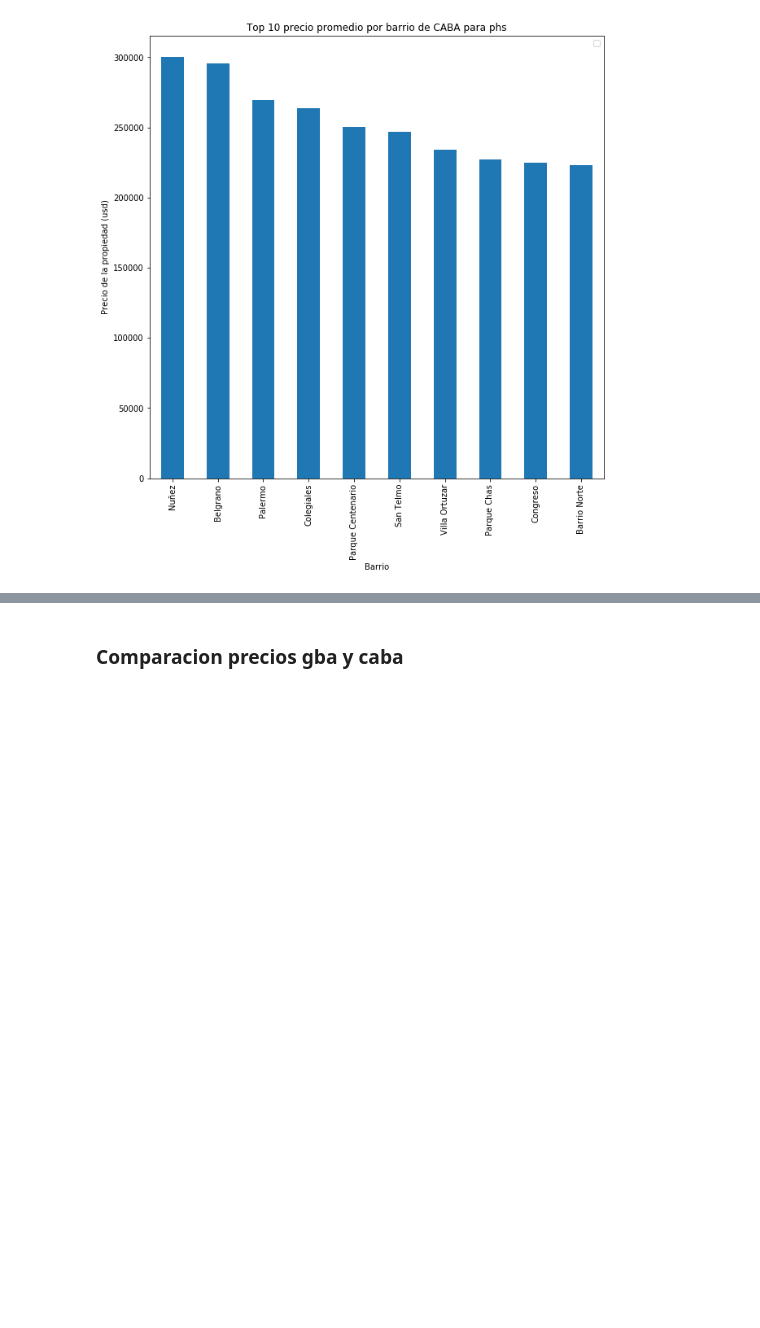
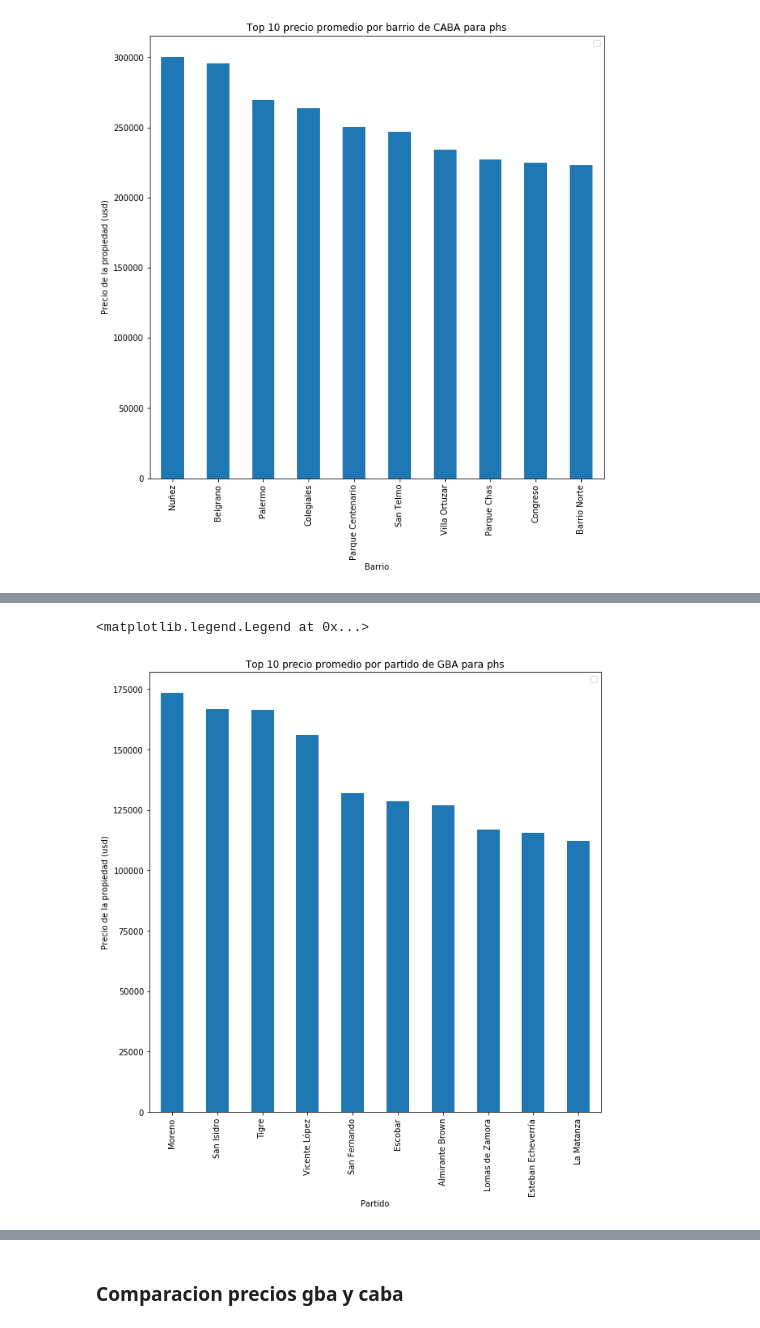
Before and after one commit to LucianoGiannotti/ProperatiDatosTP, a Jupyter notebook: Depuracion de datos.ipynb, the cells around one changed output, grey strips where cells are left out. Saved outputs shown, nothing was run; the diff lists cells and outputs as text; code cells hidden in the pictures; blank space fills up the shorter version.

Commit message:
top 10 barrios partidos phs stores

```diff
--- a/Depuracion de datos.ipynb
+++ b/Depuracion de datos.ipynb
@@ -650,0 +633,3 @@ plt.legend('')
+# %%
+grouped_phs = phs_gba.loc[phs_gba['place_name'].str.contains('G.B.A').apply(lambda x: not x),['place_name', 'price_aprox_usd']].groupby('place_name').agg([np.mean,np.size])
+grouped_phs.describe()
@@ -650,0 +661,12 @@ plt.legend('')
+# %%
+grouped_phs = grouped_phs.loc[grouped_phs[('price_aprox_usd', 'size')] > 5,:]
+grouped_phs.drop(('price_aprox_usd', 'size'), axis=1,inplace=True)
+# %%
+grouped_phs.sort_values(by=('price_aprox_usd','mean'), ascending=False).head(10).plot(kind='bar', figsize=(10,10))
+plt.title(u"Top 10 precio promedio por partido de GBA para phs")
+plt.ylabel("Precio de la propiedad (usd)")
+plt.xlabel("Partido")
+plt.legend('')
+# %% [output]
+<matplotlib.legend.Legend at 0x...>
+[figure, added]
```
Also changed, not shown: parts of 26 cells of this notebook.
